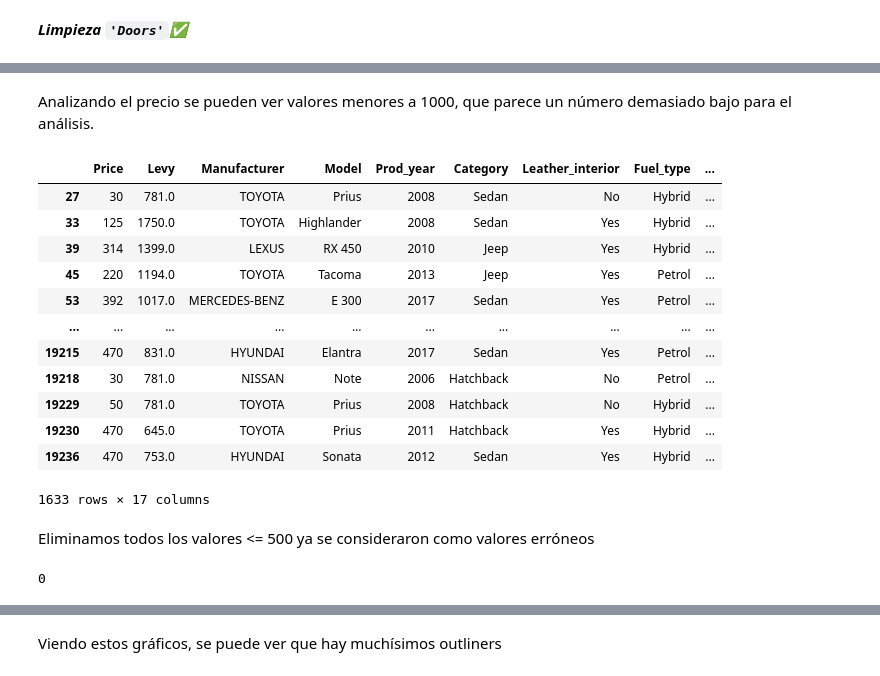
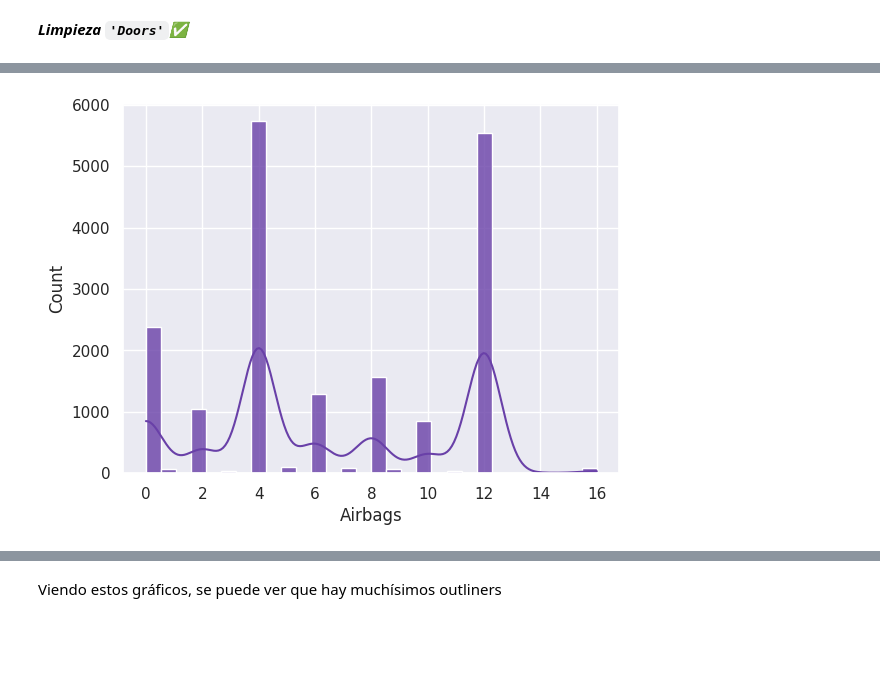
Before and after one commit to JotaLeutgeb/proyectofinalDS1, a Jupyter notebook: Car_Prediction/Main.ipynb, the cells around one changed output, grey strips where cells are left out. Cells and saved outputs as stored; diff of their text form; code cells hidden in the pictures; blank space fills up the shorter version.

```diff
--- a/Car_Prediction/Main.ipynb
+++ b/Car_Prediction/Main.ipynb
@@ -347,20 +411,0 @@ array(['4-5', '2-3', '>5'], dtype=object)
-# %% [markdown]
-Analizando el precio se pueden ver valores menores a 1000, que parece un número demasiado bajo para el análisis.
-# %%
-df[df['Price'] < 500]
-# %% [output]
-|  | Price | Levy | Manufacturer | Model | Prod_year | Category | Leather_interior | Fuel_type | ... |
-| 27 | 30 | 781.0 | TOYOTA | Prius | 2008 | Sedan | No | Hybrid | ... |
-| 33 | 125 | 1750.0 | TOYOTA | Highlander | 2008 | Sedan | Yes | Hybrid | ... |
-| 39 | 314 | 1399.0 | LEXUS | RX 450 | 2010 | Jeep | Yes | Hybrid | ... |
-| 45 | 220 | 1194.0 | TOYOTA | Tacoma | 2013 | Jeep | Yes | Petrol | ... |
-| 53 | 392 | 1017.0 | MERCEDES-BENZ | E 300 | 2017 | Sedan | Yes | Petrol | ... |
-| ... | ... | ... | ... | ... | ... | ... | ... | ... | ... |
-| 19215 | 470 | 831.0 | HYUNDAI | Elantra | 2017 | Sedan | Yes | Petrol | ... |
-| 19218 | 30 | 781.0 | NISSAN | Note | 2006 | Hatchback | No | Petrol | ... |
-| 19229 | 50 | 781.0 | TOYOTA | Prius | 2008 | Hatchback | No | Hybrid | ... |
-| 19230 | 470 | 645.0 | TOYOTA | Prius | 2011 | Hatchback | Yes | Hybrid | ... |
-| 19236 | 470 | 753.0 | HYUNDAI | Sonata | 2012 | Sedan | Yes | Hybrid | ... |
-1633 rows × 17 columns
-# %% [markdown]
-Eliminamos todos los valores <= 500 ya se consideraron como valores erróneos
@@ -369,5 +412,5 @@ df = df[df['Price'] >= 500]
-# %%
-#Verificación si se eliminó correctamente
-df[df['Price'] < 500]['Price'].count()
-# %% [output]
-0
+# %%
+sns.histplot(data=df,x='Airbags', bins=30, color='#6940A8', alpha=0.8, kde=True)
+plt.show()
+# %% [output]
+[figure, added]
```
Also changed, not shown: parts of 132 cells of this notebook.
